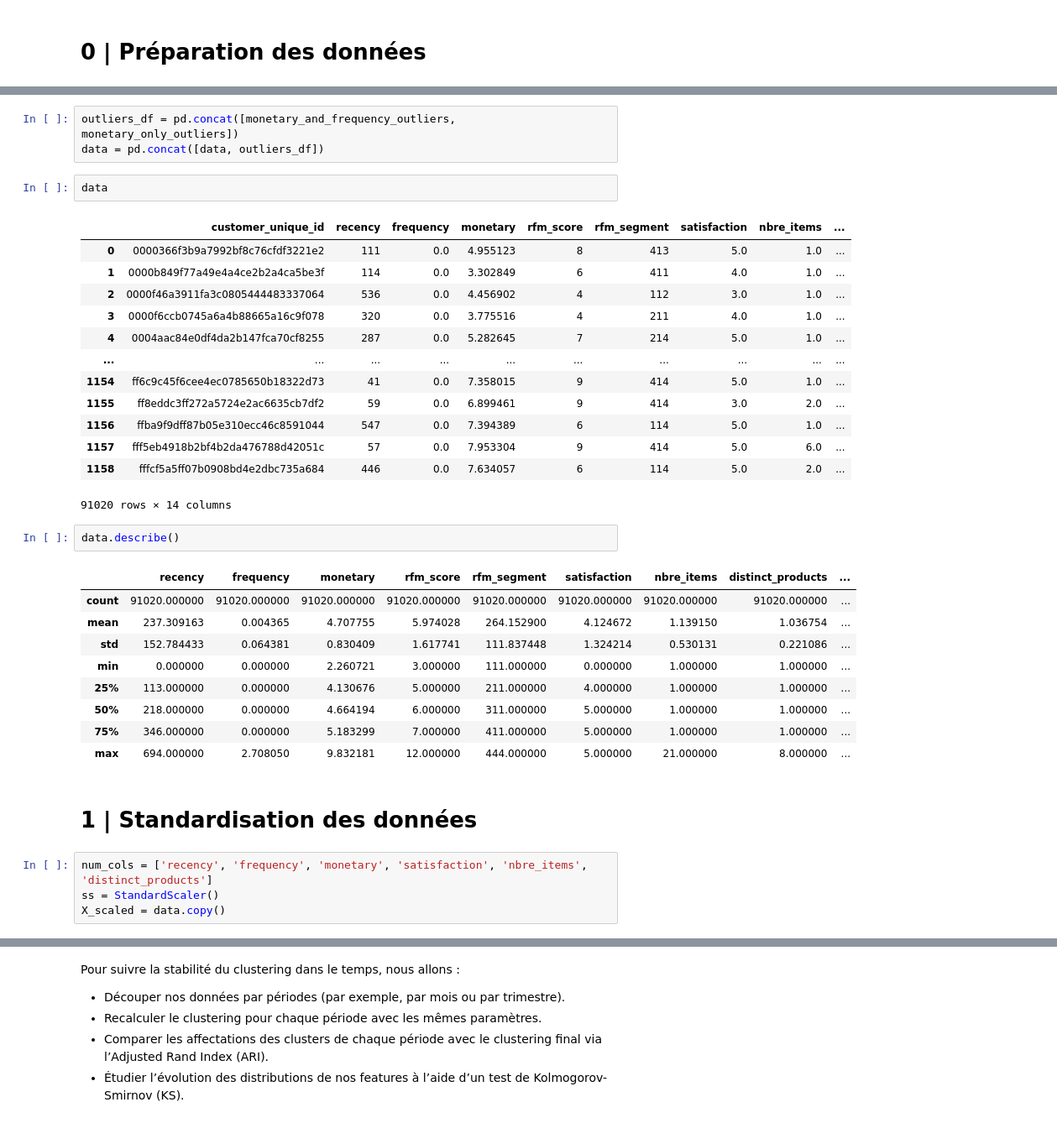
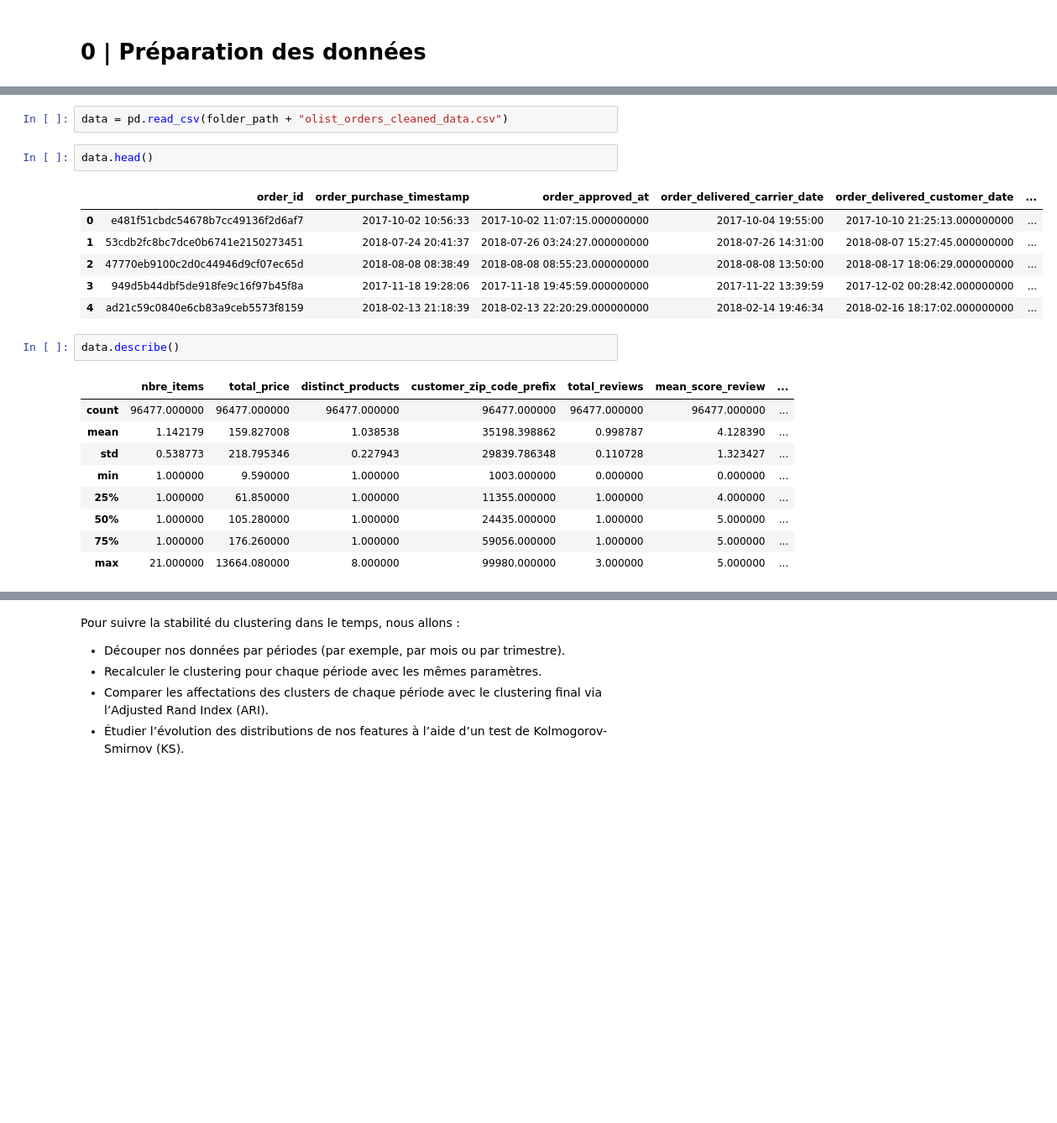
Before and after one commit to amadousysada/ecommerce-customer-segmentation, a Jupyter notebook: p5_notebook_3_maintenance.ipynb, the cells around one changed output, grey strips where cells are left out. Shown at 84% size. Drawn from its saved outputs; the diff is of its cells as text; blank space fills up the shorter version.

```diff
--- a/p5_notebook_3_maintenance.ipynb
+++ b/p5_notebook_3_maintenance.ipynb
@@ -25,37 +20,23 @@ frequency_only_outliers = pd.read_csv(folder_path + "olist_customer_frequency_ou
-# %%
-outliers_df = pd.concat([monetary_and_frequency_outliers, monetary_only_outliers])
-data = pd.concat([data, outliers_df])
+# %%
+data = pd.read_csv(folder_path + "olist_orders_cleaned_data.csv")
 # %%
-data
+data.head()
 # %% [output]
-|  | customer_unique_id | recency | frequency | monetary | rfm_score | rfm_segment | satisfaction | nbre_items | ... |
-| 0 | 0000366f3b9a7992bf8c76cfdf3221e2 | 111 | 0.0 | 4.955123 | 8 | 413 | 5.0 | 1.0 | ... |
-| 1 | 0000b849f77a49e4a4ce2b2a4ca5be3f | 114 | 0.0 | 3.302849 | 6 | 411 | 4.0 | 1.0 | ... |
-| 2 | 0000f46a3911fa3c0805444483337064 | 536 | 0.0 | 4.456902 | 4 | 112 | 3.0 | 1.0 | ... |
-| 3 | 0000f6ccb0745a6a4b88665a16c9f078 | 320 | 0.0 | 3.775516 | 4 | 211 | 4.0 | 1.0 | ... |
-| 4 | 0004aac84e0df4da2b147fca70cf8255 | 287 | 0.0 | 5.282645 | 7 | 214 | 5.0 | 1.0 | ... |
-| ... | ... | ... | ... | ... | ... | ... | ... | ... | ... |
-| 1154 | ff6c9c45f6cee4ec0785650b18322d73 | 41 | 0.0 | 7.358015 | 9 | 414 | 5.0 | 1.0 | ... |
-| 1155 | ff8eddc3ff272a5724e2ac6635cb7df2 | 59 | 0.0 | 6.899461 | 9 | 414 | 3.0 | 2.0 | ... |
-| 1156 | ffba9f9dff87b05e310ecc46c8591044 | 547 | 0.0 | 7.394389 | 6 | 114 | 5.0 | 1.0 | ... |
-| 1157 | fff5eb4918b2bf4b2da476788d42051c | 57 | 0.0 | 7.953304 | 9 | 414 | 5.0 | 6.0 | ... |
-| 1158 | fffcf5a5ff07b0908bd4e2dbc735a684 | 446 | 0.0 | 7.634057 | 6 | 114 | 5.0 | 2.0 | ... |
+|  | order_id | order_purchase_timestamp | order_approved_at | order_delivered_carrier_date | order_delivered_customer_date | ... |
+| 0 | e481f51cbdc54678b7cc49136f2d6af7 | 2017-10-02 10:56:33 | 2017-10-02 11:07:15.000000000 | 2017-10-04 19:55:00 | 2017-10-10 21:25:13.000000000 | ... |
+| 1 | 53cdb2fc8bc7dce0b6741e2150273451 | 2018-07-24 20:41:37 | 2018-07-26 03:24:27.000000000 | 2018-07-26 14:31:00 | 2018-08-07 15:27:45.000000000 | ... |
+| 2 | 47770eb9100c2d0c44946d9cf07ec65d | 2018-08-08 08:38:49 | 2018-08-08 08:55:23.000000000 | 2018-08-08 13:50:00 | 2018-08-17 18:06:29.000000000 | ... |
+| 3 | 949d5b44dbf5de918fe9c16f97b45f8a | 2017-11-18 19:28:06 | 2017-11-18 19:45:59.000000000 | 2017-11-22 13:39:59 | 2017-12-02 00:28:42.000000000 | ... |
+| 4 | ad21c59c0840e6cb83a9ceb5573f8159 | 2018-02-13 21:18:39 | 2018-02-13 22:20:29.000000000 | 2018-02-14 19:46:34 | 2018-02-16 18:17:02.000000000 | ... |
-91020 rows × 14 columns
 # %%
 data.describe()
 # %% [output]
-|  | recency | frequency | monetary | rfm_score | rfm_segment | satisfaction | nbre_items | distinct_products | ... |
-| count | 91020.000000 | 91020.000000 | 91020.000000 | 91020.000000 | 91020.000000 | 91020.000000 | 91020.000000 | 91020.000000 | ... |
-| mean | 237.309163 | 0.004365 | 4.707755 | 5.974028 | 264.152900 | 4.124672 | 1.139150 | 1.036754 | ... |
-| std | 152.784433 | 0.064381 | 0.830409 | 1.617741 | 111.837448 | 1.324214 | 0.530131 | 0.221086 | ... |
-| min | 0.000000 | 0.000000 | 2.260721 | 3.000000 | 111.000000 | 0.000000 | 1.000000 | 1.000000 | ... |
-| 25% | 113.000000 | 0.000000 | 4.130676 | 5.000000 | 211.000000 | 4.000000 | 1.000000 | 1.000000 | ... |
-| 50% | 218.000000 | 0.000000 | 4.664194 | 6.000000 | 311.000000 | 5.000000 | 1.000000 | 1.000000 | ... |
-| 75% | 346.000000 | 0.000000 | 5.183299 | 7.000000 | 411.000000 | 5.000000 | 1.000000 | 1.000000 | ... |
-| max | 694.000000 | 2.708050 | 9.832181 | 12.000000 | 444.000000 | 5.000000 | 21.000000 | 8.000000 | ... |
+|  | nbre_items | total_price | distinct_products | customer_zip_code_prefix | total_reviews | mean_score_review | ... |
+| count | 96477.000000 | 96477.000000 | 96477.000000 | 96477.000000 | 96477.000000 | 96477.000000 | ... |
+| mean | 1.142179 | 159.827008 | 1.038538 | 35198.398862 | 0.998787 | 4.128390 | ... |
+| std | 0.538773 | 218.795346 | 0.227943 | 29839.786348 | 0.110728 | 1.323427 | ... |
+| min | 1.000000 | 9.590000 | 1.000000 | 1003.000000 | 0.000000 | 0.000000 | ... |
+| 25% | 1.000000 | 61.850000 | 1.000000 | 11355.000000 | 1.000000 | 4.000000 | ... |
+| 50% | 1.000000 | 105.280000 | 1.000000 | 24435.000000 | 1.000000 | 5.000000 | ... |
+| 75% | 1.000000 | 176.260000 | 1.000000 | 59056.000000 | 1.000000 | 5.000000 | ... |
+| max | 21.000000 | 13664.080000 | 8.000000 | 99980.000000 | 3.000000 | 5.000000 | ... |
-# %% [markdown]
-# 1 | Standardisation des données
-# %%
-num_cols = ['recency', 'frequency', 'monetary', 'satisfaction', 'nbre_items', 'distinct_products']
-ss = StandardScaler()
-X_scaled = data.copy()
```
Also changed, not shown: parts of 27 cells of this notebook.
